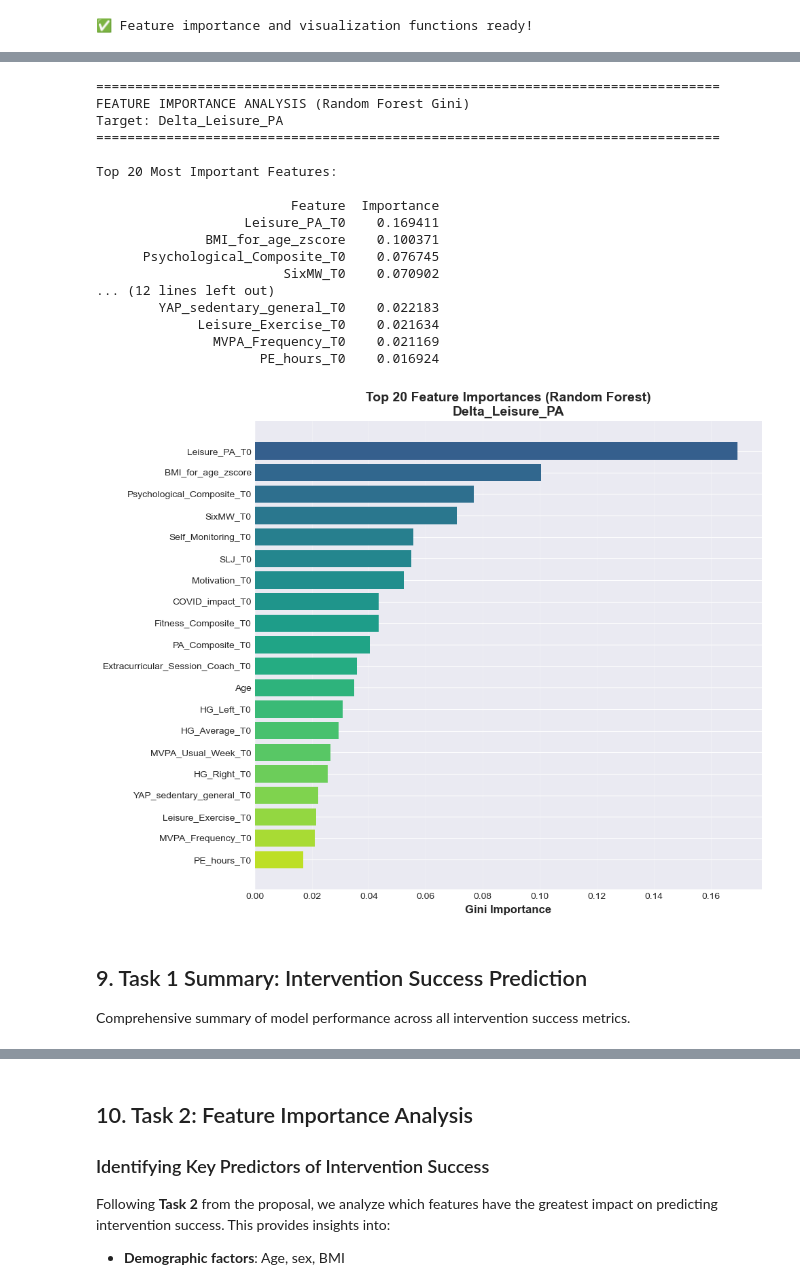
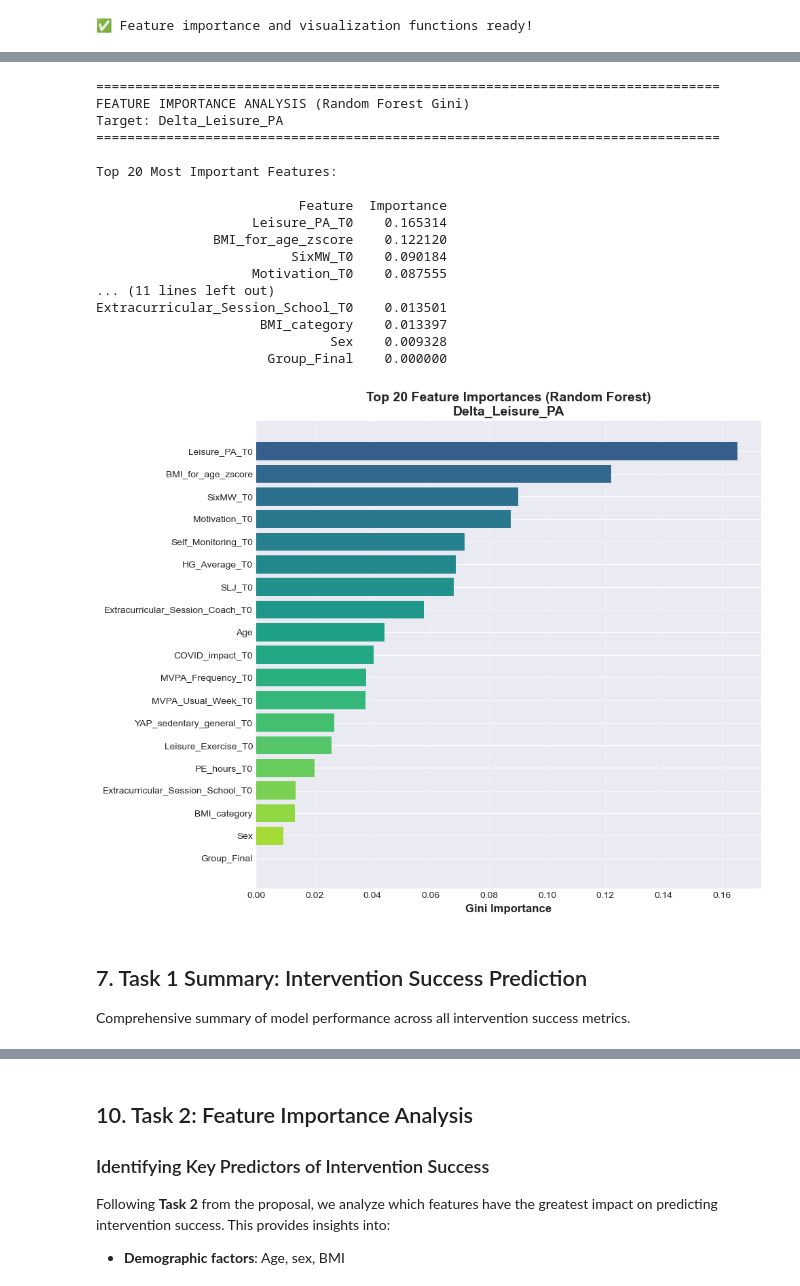
Before and after one commit to annalena13403/PE4Move_Project, a Jupyter notebook: ML.ipynb, the cells around one changed output, grey strips where cells are left out. Saved outputs shown, nothing was run; the diff lists cells and outputs as text; code cells hidden in the pictures.

```diff
--- a/ML.ipynb
+++ b/ML.ipynb
@@ -667,11 +512,11 @@ print("=" * 80)
 print("TASK 1: PREDICTING INTERVENTION SUCCESS")
 print("=" * 80)
 print(f"\nTargets: Change scores (Δ) in physical activity from T0 to T1")
-print(f"Predictors: {len(all_features)} baseline (T0) features only\n")
+print(f"Predictors: {len(baseline_features)} baseline (T0) features only\n")
 
 # Train models for each intervention success metric
 for target in delta_targets:
-    y = df_ml[target].copy()
+    y = df[target].copy()
 
     results, predictions, X_train, X_test, y_train, y_test, scaler = train_and_evaluate_models(
         X, y, target
@@ -752,6 +597,6 @@ plt.show()
 # %%
 # Feature importance for Delta_MVPA_Frequency
-fig, importance_df = get_feature_importance_rf(predictions, all_features, target_name, top_n=20)
+fig, importance_df = get_feature_importance_rf(predictions, baseline_features, target_name, top_n=20)
 if fig:
     all_importance_delta[target_name] = importance_df
     plt.show()
@@ -815,6 +660,6 @@ plt.show()
 # %%
 # Feature importance for Delta_MVPA_Usual_Week
-fig, importance_df = get_feature_importance_rf(predictions, all_features, target_name, top_n=20)
+fig, importance_df = get_feature_importance_rf(predictions, baseline_features, target_name, top_n=20)
 if fig:
     all_importance_delta[target_name] = importance_df
     plt.show()
@@ -878,6 +723,6 @@ plt.show()
 # %%
 # Feature importance for Delta_Leisure_Exercise
-fig, importance_df = get_feature_importance_rf(predictions, all_features, target_name, top_n=20)
+fig, importance_df = get_feature_importance_rf(predictions, baseline_features, target_name, top_n=20)
 if fig:
     all_importance_delta[target_name] = importance_df
     plt.show()
@@ -941,32 +786,32 @@ plt.show()
 # %%
 # Feature importance for Delta_Leisure_PA
-fig, importance_df = get_feature_importance_rf(predictions, all_features, target_name, top_n=20)
+fig, importance_df = get_feature_importance_rf(predictions, baseline_features, target_name, top_n=20)
 if fig:
     all_importance_delta[target_name] = importance_df
     plt.show()
 else:
     print("Feature importance only available for tree-based models")
 # %% [output]
 ================================================================================
 FEATURE IMPORTANCE ANALYSIS (Random Forest Gini)
 Target: Delta_Leisure_PA
 ================================================================================
 
 Top 20 Most Important Features:
 
-                         Feature  Importance
-                   Leisure_PA_T0    0.169411
-              BMI_for_age_zscore    0.100371
-      Psychological_Composite_T0    0.076745
-                        SixMW_T0    0.070902
-... (12 lines left out)
-        YAP_sedentary_general_T0    0.022183
-             Leisure_Exercise_T0    0.021634
-               MVPA_Frequency_T0    0.021169
-                     PE_hours_T0    0.016924
+                          Feature  Importance
+                    Leisure_PA_T0    0.165314
+               BMI_for_age_zscore    0.122120
+                         SixMW_T0    0.090184
+                    Motivation_T0    0.087555
+... (11 lines left out)
+Extracurricular_Session_School_T0    0.013501
+                     BMI_category    0.013397
+                              Sex    0.009328
+                      Group_Final    0.000000
-[figure, old version]
+[figure, new version]
 # %% [markdown]
-## 9. Task 1 Summary: Intervention Success Prediction
+## 7. Task 1 Summary: Intervention Success Prediction
 
 Comprehensive summary of model performance across all intervention success metrics.
 # %%
```
Also changed, not shown: parts of 30 cells of this notebook, 3 other files.
